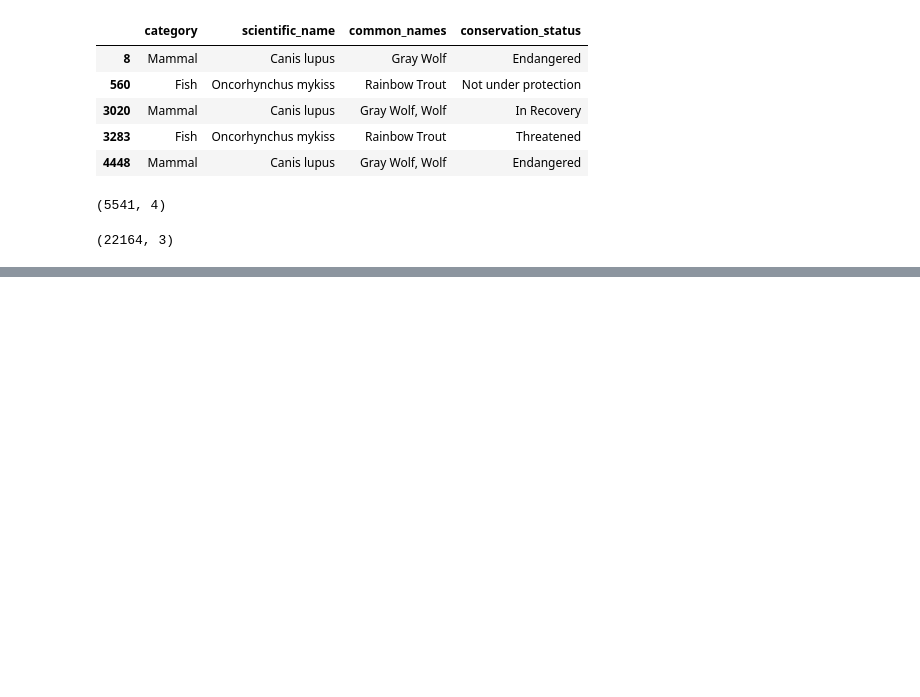
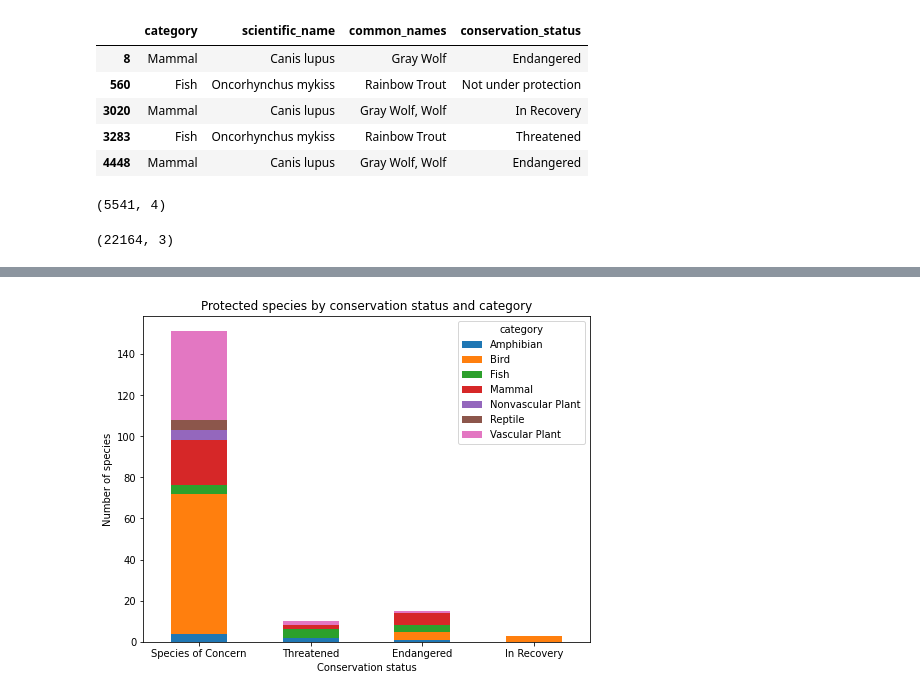
Before and after one commit to SantiagoMoralesU/biodiversity_project, a Jupyter notebook: biodiversity.ipynb, the cells around one changed output, grey strips where cells are left out. Cells and saved outputs as stored; diff of their text form; code cells hidden in the pictures; blank space fills up the shorter version.

```diff
--- a/biodiversity.ipynb
+++ b/biodiversity.ipynb
@@ -187,0 +194,6 @@ observations.shape
+# %%
+protected = species[species.conservation_status != "Not under protection"]
+status_by_category = (protected.groupby(["conservation_status", "category"])
+                               .scientific_name.count()
+                               .unstack(fill_value=0))
+status_by_category
@@ -187,0 +207,10 @@ observations.shape
+# %%
+order = ["Species of Concern", "Threatened", "Endangered", "In Recovery"]
+ax = status_by_category.loc[order].plot(kind="bar", stacked=True, figsize=(8, 6))
+ax.set_xlabel("Conservation status")
+ax.set_ylabel("Number of species")
+ax.set_title("Protected species by conservation status and category")
+plt.xticks(rotation=0)
+plt.show()
+# %% [output]
+[figure, added]
```
Also changed, not shown: parts of 8 cells of this notebook.
